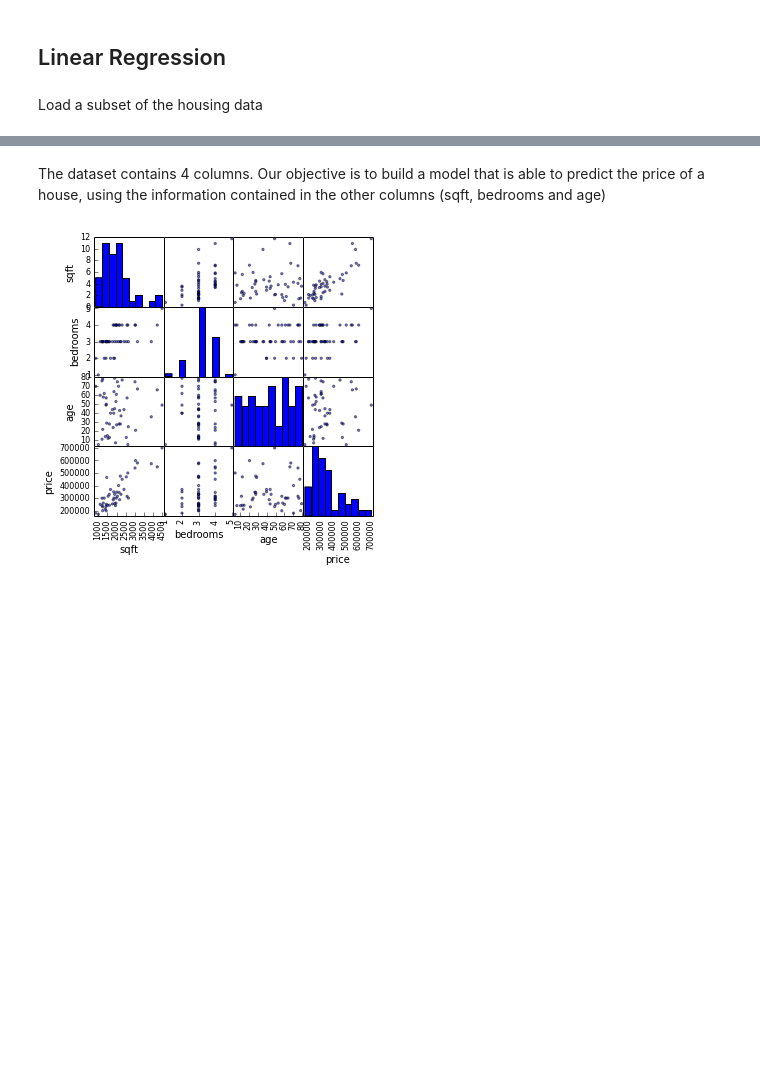
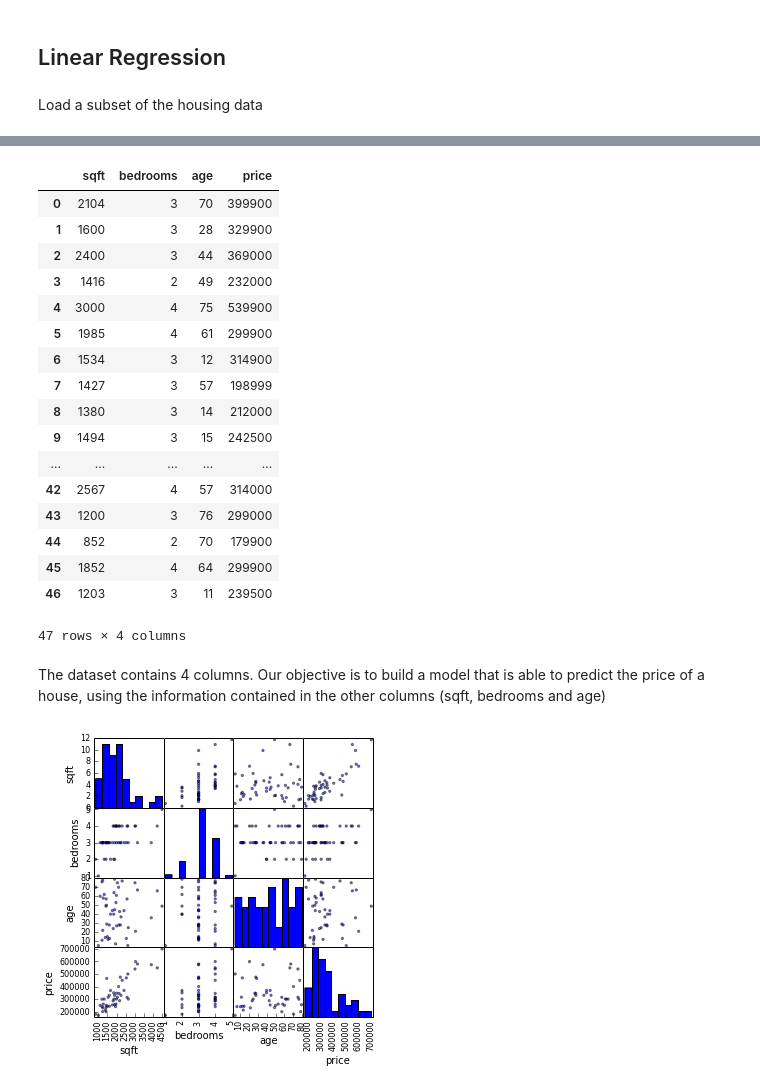
Before and after one commit to saryamane/DAT_SF_5, a Jupyter notebook: iPython notebooks/DAT5-lab05-sol.ipynb, the cells around one changed output, grey strips where cells are left out. Saved outputs shown, nothing was run; the diff lists cells and outputs as text; code cells hidden in the pictures; blank space fills up the shorter version.

```diff
--- a/iPython notebooks/DAT5-lab05-sol.ipynb
+++ b/iPython notebooks/DAT5-lab05-sol.ipynb
@@ -28,3 +30,24 @@ NameError: name 'data' is not defined
+# %%
+data
+# %% [output]
+|  | sqft | bedrooms | age | price |
+| 0 | 2104 | 3 | 70 | 399900 |
+| 1 | 1600 | 3 | 28 | 329900 |
+| 2 | 2400 | 3 | 44 | 369000 |
+| 3 | 1416 | 2 | 49 | 232000 |
+| 4 | 3000 | 4 | 75 | 539900 |
+| 5 | 1985 | 4 | 61 | 299900 |
+| 6 | 1534 | 3 | 12 | 314900 |
+| 7 | 1427 | 3 | 57 | 198999 |
+| 8 | 1380 | 3 | 14 | 212000 |
+| 9 | 1494 | 3 | 15 | 242500 |
+| ... | ... | ... | ... | ... |
+| 42 | 2567 | 4 | 57 | 314000 |
+| 43 | 1200 | 3 | 76 | 299000 |
+| 44 | 852 | 2 | 70 | 179900 |
+| 45 | 1852 | 4 | 64 | 299900 |
+| 46 | 1203 | 3 | 11 | 239500 |
+47 rows × 4 columns
 # %%
 data_n = pd.read_csv('data/houses_norm.csv')
 # %% [markdown]
```
Also changed, not shown: parts of 3 cells of this notebook, 2 other files.
